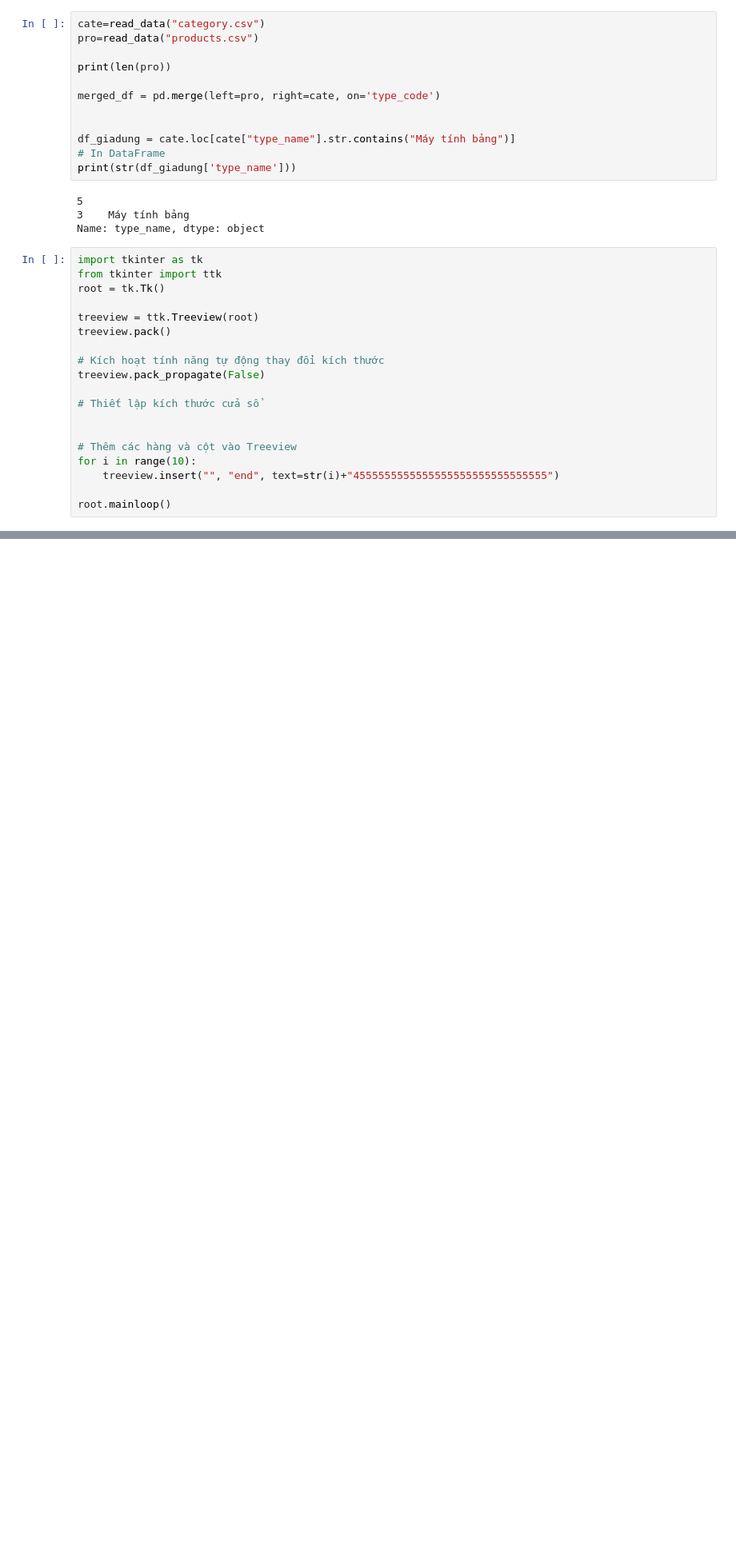
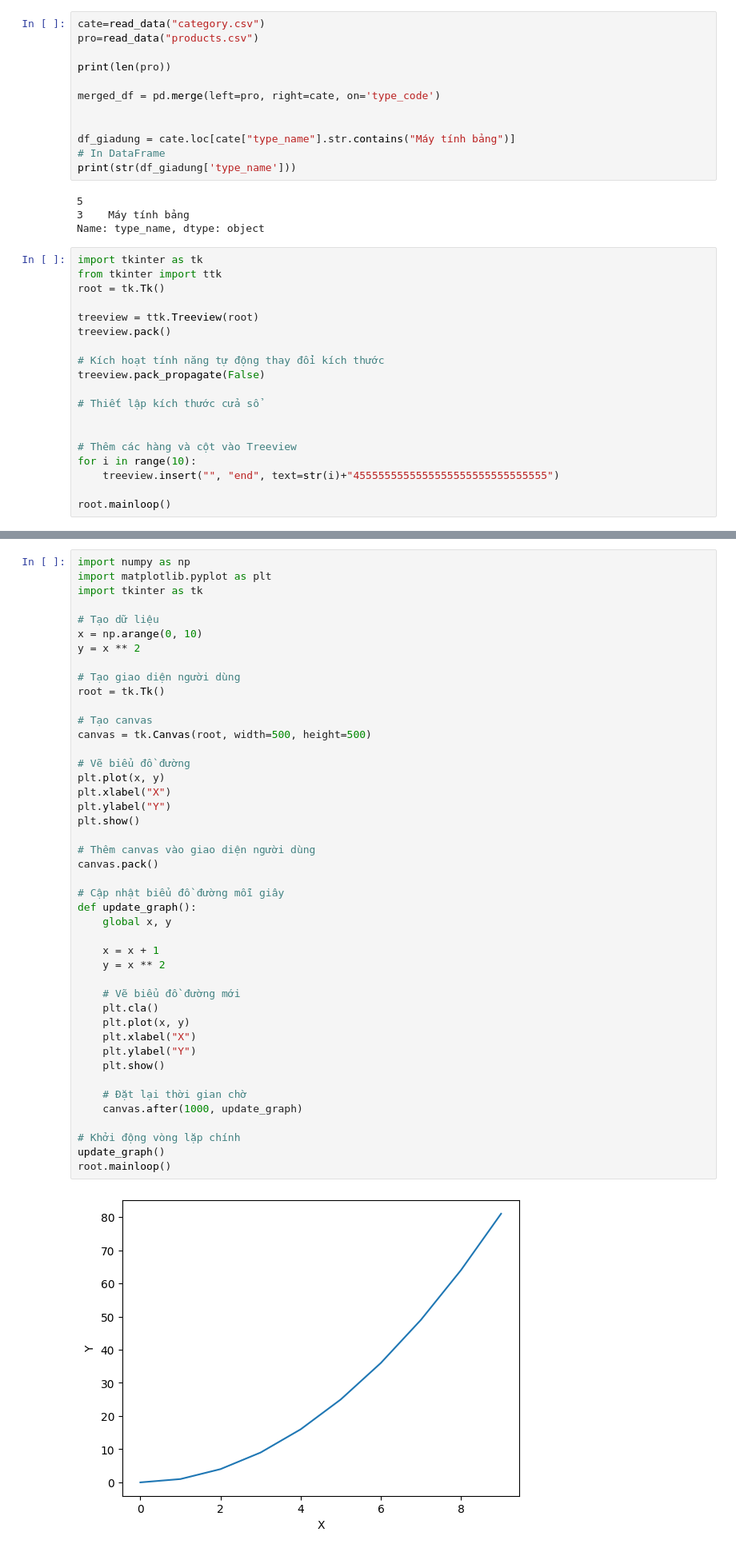
Before and after one commit to hieuad33/python_mng_product, a Jupyter notebook: Untitled.ipynb, the cells around one changed output, grey strips where cells are left out. Shown at 80% size. Saved outputs shown, nothing was run; the diff lists cells and outputs as text; blank space fills up the shorter version.

```diff
--- a/Untitled.ipynb
+++ b/Untitled.ipynb
@@ -237,0 +281,46 @@ root.mainloop()
+# %%
+import numpy as np
+import matplotlib.pyplot as plt
+import tkinter as tk
+
+# Tạo dữ liệu
+x = np.arange(0, 10)
+y = x ** 2
+
+# Tạo giao diện người dùng
+root = tk.Tk()
+
+# Tạo canvas
+canvas = tk.Canvas(root, width=500, height=500)
+
+# Vẽ biểu đồ đường
+plt.plot(x, y)
+plt.xlabel("X")
+plt.ylabel("Y")
+plt.show()
+
+# Thêm canvas vào giao diện người dùng
+canvas.pack()
+
+# Cập nhật biểu đồ đường mỗi giây
+def update_graph():
+    global x, y
+
+    x = x + 1
+    y = x ** 2
+
+    # Vẽ biểu đồ đường mới
+    plt.cla()
+    plt.plot(x, y)
+    plt.xlabel("X")
+    plt.ylabel("Y")
+    plt.show()
+
+    # Đặt lại thời gian chờ
+    canvas.after(1000, update_graph)
+
+# Khởi động vòng lặp chính
+update_graph()
+root.mainloop()
+# %% [output]
+[figure, added]
```
Also changed, not shown: parts of 2 cells of this notebook, 3 other files.
